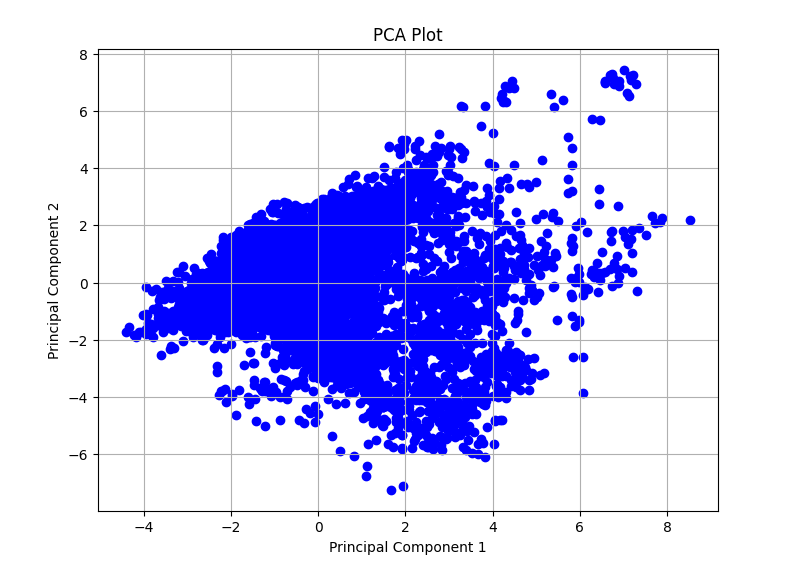
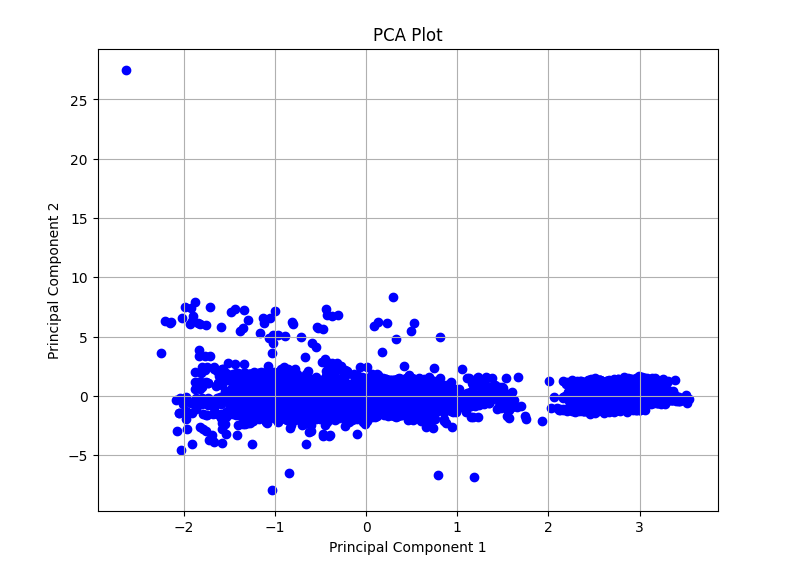
Before and after one commit to edwinthomas444/smart-grid-predictors, a Jupyter notebook: Notebooks/pca_Mahalakshmi.ipynb, the cells around one changed output. Saved outputs shown, nothing was run; the diff lists cells and outputs as text; code cells hidden in the pictures.

```diff
--- a/Notebooks/pca_Mahalakshmi.ipynb
+++ b/Notebooks/pca_Mahalakshmi.ipynb
@@ -64,15 +85,14 @@ scaled_data = scaler.fit_transform(features_df)
 # %%
-pca = PCA(n_components=2)
+pca = PCA(n_components=61)
 principal_components = pca.fit_transform(scaled_data)
 # %%
-pca_df = pd.DataFrame(data=principal_components, columns=['PC1', 'PC2'])
-
+pca_df = pd.DataFrame(data=principal_components, columns=features_df.columns)
 plt.figure(figsize=(8, 6))
-plt.scatter(pca_df['PC1'], pca_df['PC2'], color='blue')
+plt.scatter(pca_df['Temp (°C)'], pca_df['Snow Showers'], color='blue')
 plt.xlabel('Principal Component 1')
 plt.ylabel('Principal Component 2')
 plt.title('PCA Plot')
 plt.grid(True)
 plt.show()
 # %% [output]
-[figure, old version]
+[figure, new version]
```
Also changed, not shown: parts of 3 cells of this notebook.
